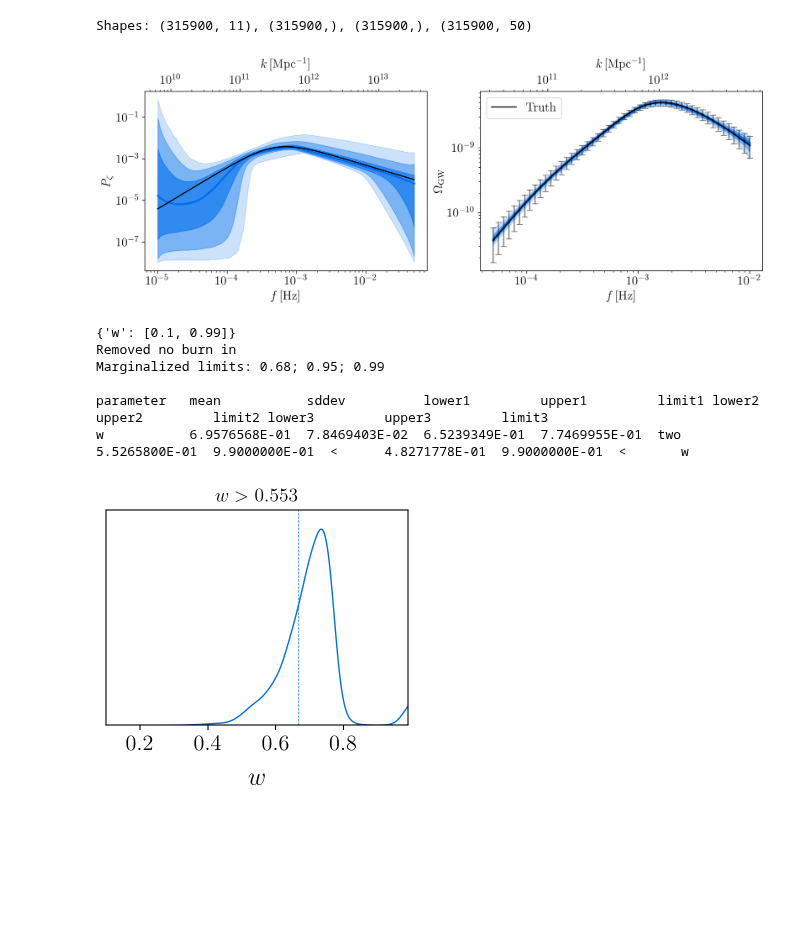
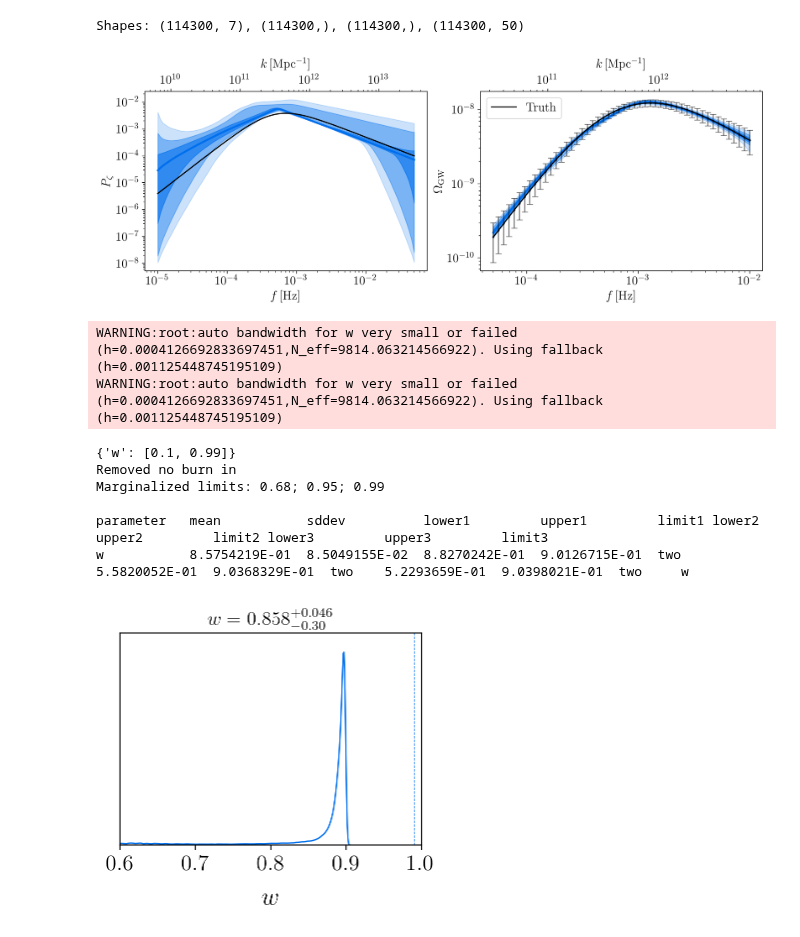
Before and after one commit to Ameek94/SIGW_Inverse, a Jupyter notebook: gwb/sigw_fast/nautilus_plot_functional.ipynb, the cells around one changed output. Saved outputs shown, nothing was run; the diff lists cells and outputs as text; code cells hidden in the pictures; blank space fills up the shorter version.

```diff
--- a/gwb/sigw_fast/nautilus_plot_functional.ipynb
+++ b/gwb/sigw_fast/nautilus_plot_functional.ipynb
@@ -85,7 +85,7 @@ def resample_equal(samples, logl, logwt, rstate):
     return resampled_samples, resampled_logl
 # %%
 # Load data
-data = np.load('./spectra_0p66_interp.npz')
+data = np.load('./spectra_0p99_interp.npz')
 frequencies = data['frequencies']
 gwb_model = 'bpl'
 Omegas = data[f'gw_{gwb_model}']
@@ -98,9 +98,9 @@ left_node = np.log10(pk_min)
 right_node = np.log10(pk_max)
 p_arr = np.logspace(left_node+0.001, right_node-0.001, 100)
 pz_amp = data[f'pk_{gwb_model}']
-num_nodes = 6
+num_nodes = 4
 # Load samples
-sample_data = np.load(f'{gwb_model}_w0p66_free_{num_nodes}.npz')
+sample_data = np.load(f'{gwb_model}_w0p99_free_{num_nodes}.npz')
 samples = sample_data['samples']
 logwt = sample_data['logwt']
 logl = sample_data['logl']
@@ -111,7 +111,7 @@ weights = weights / np.sum(weights)
 
 print(f"Shapes: {samples.shape}, {logwt.shape}, {logl.shape}, {omegagw.shape}")
 # %% [output]
-Shapes: (315900, 11), (315900,), (315900,), (315900, 50)
+Shapes: (114300, 7), (114300,), (114300,), (114300, 50)
 # %%
 def compute_pz(k,samples):
     Pz = []
@@ -133,38 +133,41 @@ k_mpc_f_hz = 2*np.pi * 1.03 * 10**14
 for x in ax:
     secax = x.secondary_xaxis('top', functions=(lambda x: x * k_mpc_f_hz, lambda x: x / k_mpc_f_hz))
     secax.set_xlabel(r"$k\,{\rm [Mpc^{-1}]}$",labelpad=10)
-plt.savefig(f'{gwb_model}_wfld_0p66_{num_nodes}_posterior.pdf',bbox_inches='tight')
+plt.savefig(f'{gwb_model}_wfld_0p99_{num_nodes}_posterior.pdf',bbox_inches='tight')
 # %% [output]
-[figure, old version]
+[figure, new version]
 # %%
-w = 2/3
+w = 0.99
 names = ['w']
 labels = ['w']
 bounds = [[0.1,0.99]]
 ranges = dict(zip(names,bounds))
 print(ranges)
 # ws = samples[:,0]
 # ws = ws[samples[:,0] < 0.9]
 # w_weights = weights[samples[:,0] < 0.9]
 # print(f"Shapes: {ws.shape}, {weights.shape}")
 # # gd_samples = MCSamples(samples=samples[:,0], names=names, labels=labels,ranges=ranges,weights=normalized_weights,loglikes=logl)
 # gd_samples = MCSamples(samples=ws, names=names, labels=labels,ranges=ranges,weights=w_weights)
 gd_samples = MCSamples(samples=samples[:,0], names=names, labels=labels,ranges=ranges,weights=weights)
 g = plots.get_subplot_plotter(subplot_size=3.5)
 blue = '#006FED'
 g.settings.title_limit_fontsize = 14
 g.settings.axes_fontsize=16
 g.settings.axes_labelsize=18
 g.plot_1d(gd_samples, 'w', marker=w, marker_color=blue, colors=[blue],title_limit=2)
-# g.export(f'{gwb_model}_wfld_0p66_{num_nodes}_1D_w.pdf')
-
+g.export(f'{gwb_model}_wfld_0p99_{num_nodes}_1D_w.pdf')
+ax = g.subplots[0,0]
+ax.set_xlim(0.6, 1.0)
 print(gd_samples.getMargeStats())
 # %% [output]
-{'w': [0.1, 0.99]}
-Removed no burn in
-Marginalized limits: 0.68; 0.95; 0.99
-
-parameter   mean           sddev          lower1         upper1         limit1 lower2         upper2         limit2 lower3         upper3         limit3
-w           6.9576568E-01  7.8469403E-02  6.5239349E-01  7.7469955E-01  two    5.5265800E-01  9.9000000E-01  <      4.8271778E-01  9.9000000E-01  <       w
+WARNING:root:auto bandwidth for w very small or failed (h=0.0004126692833697451,N_eff=9814.063214566922). Using fallback (h=0.001125448745195109)
+WARNING:root:auto bandwidth for w very small or failed (h=0.0004126692833697451,N_eff=9814.063214566922). Using fallback (h=0.001125448745195109)
+{'w': [0.1, 0.99]}
+Removed no burn in
+Marginalized limits: 0.68; 0.95; 0.99
+
+parameter   mean           sddev          lower1         upper1         limit1 lower2         upper2         limit2 lower3         upper3         limit3
+w           8.5754219E-01  8.5049155E-02  8.8270242E-01  9.0126715E-01  two    5.5820052E-01  9.0368329E-01  two    5.2293659E-01  9.0398021E-01  two     w
-[figure, old version]
+[figure, new version]
 # %%
```
Also changed, not shown: parts of 3 cells of this notebook, 10 other files.
